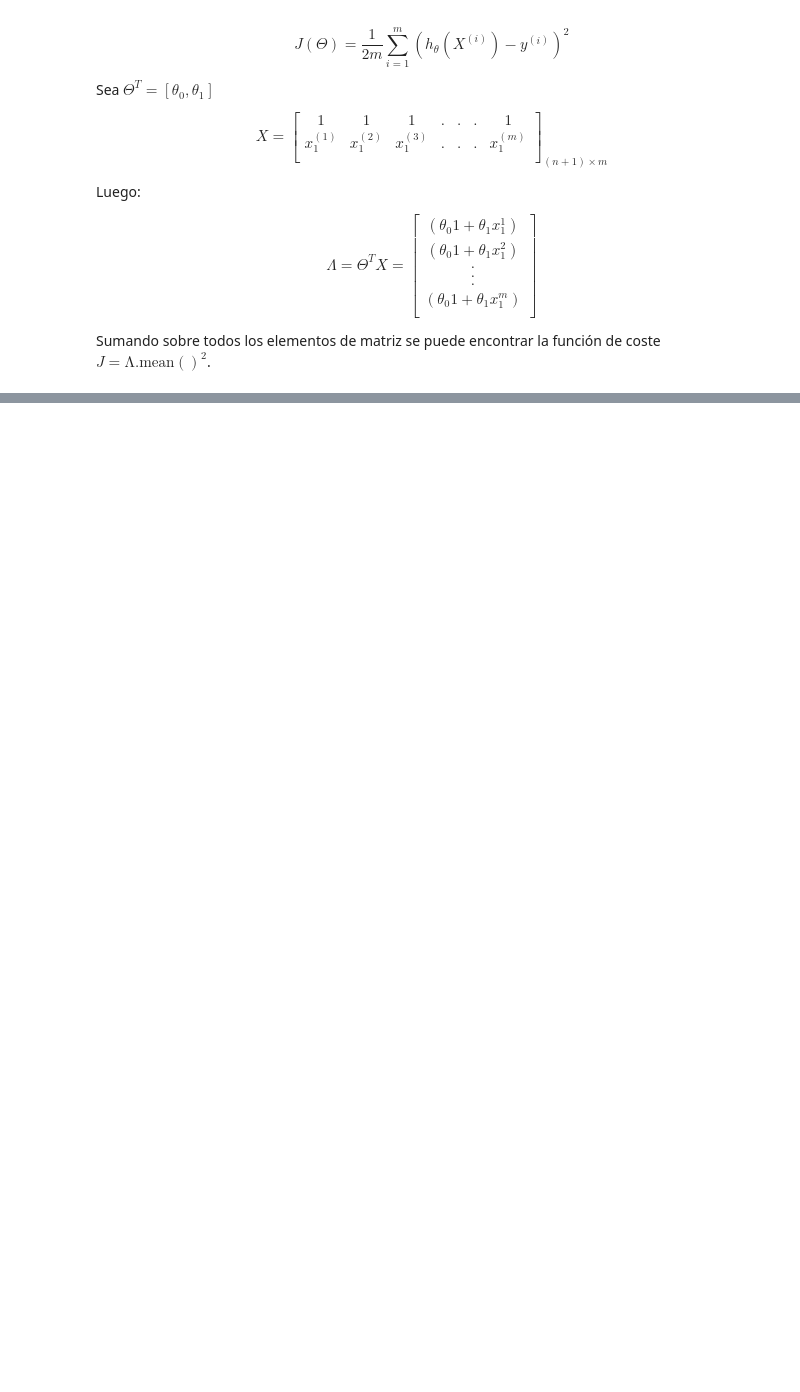
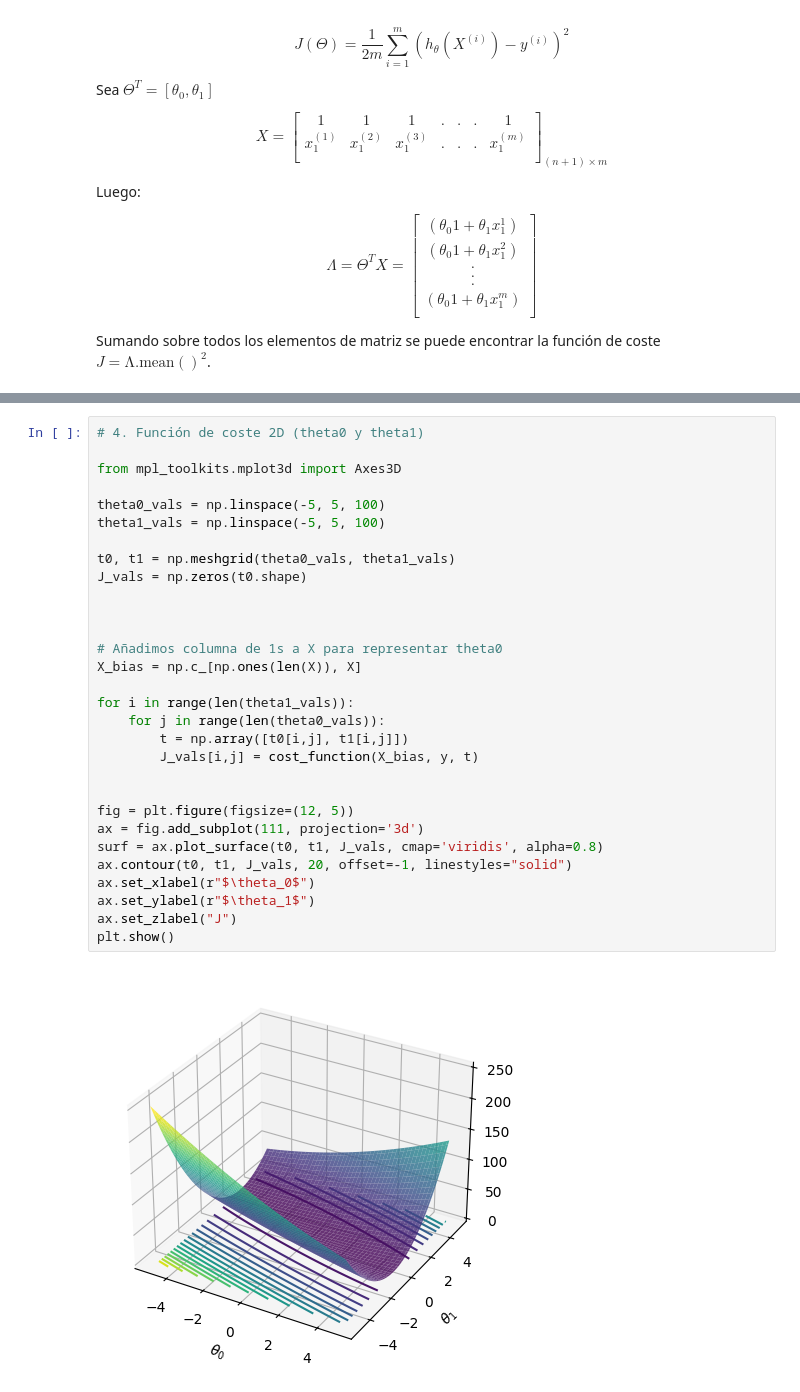
Before and after one commit to CienciaDatosUdea/002_EstudiantesAprendizajeEstadistico, a Jupyter notebook: semestre2025-2/Estudiantes/Sarmiento_8348/Labs/Laboratorio_02_reg_lin_grad_descV1.ipynb, the cells around one changed output, grey strips where cells are left out. Saved outputs shown, nothing was run; the diff lists cells and outputs as text; blank space fills up the shorter version.

```diff
--- a/semestre2025-2/Estudiantes/Sarmiento_8348/Labs/Laboratorio_02_reg_lin_grad_descV1.ipynb
+++ b/semestre2025-2/Estudiantes/Sarmiento_8348/Labs/Laboratorio_02_reg_lin_grad_descV1.ipynb
@@ -268,0 +277,32 @@ Sumando sobre todos los elementos de matriz se puede encontrar la función de co
+# %%
+# 4. Función de coste 2D (theta0 y theta1)
+
+from mpl_toolkits.mplot3d import Axes3D
+
+theta0_vals = np.linspace(-5, 5, 100)
+theta1_vals = np.linspace(-5, 5, 100)
+
+t0, t1 = np.meshgrid(theta0_vals, theta1_vals)
+J_vals = np.zeros(t0.shape)
+
+
+
+# Añadimos columna de 1s a X para representar theta0
+X_bias = np.c_[np.ones(len(X)), X]
+
+for i in range(len(theta1_vals)):
+    for j in range(len(theta0_vals)):
+        t = np.array([t0[i,j], t1[i,j]])
+        J_vals[i,j] = cost_function(X_bias, y, t)
+
+
+fig = plt.figure(figsize=(12, 5))
+ax = fig.add_subplot(111, projection='3d')
+surf = ax.plot_surface(t0, t1, J_vals, cmap='viridis', alpha=0.8)
+ax.contour(t0, t1, J_vals, 20, offset=-1, linestyles="solid")
+ax.set_xlabel(r"$\theta_0$")
+ax.set_ylabel(r"$\theta_1$")
+ax.set_zlabel("J")
+plt.show()
+# %% [output]
+[figure, added]
```
Also changed, not shown: parts of 21 cells of this notebook.
